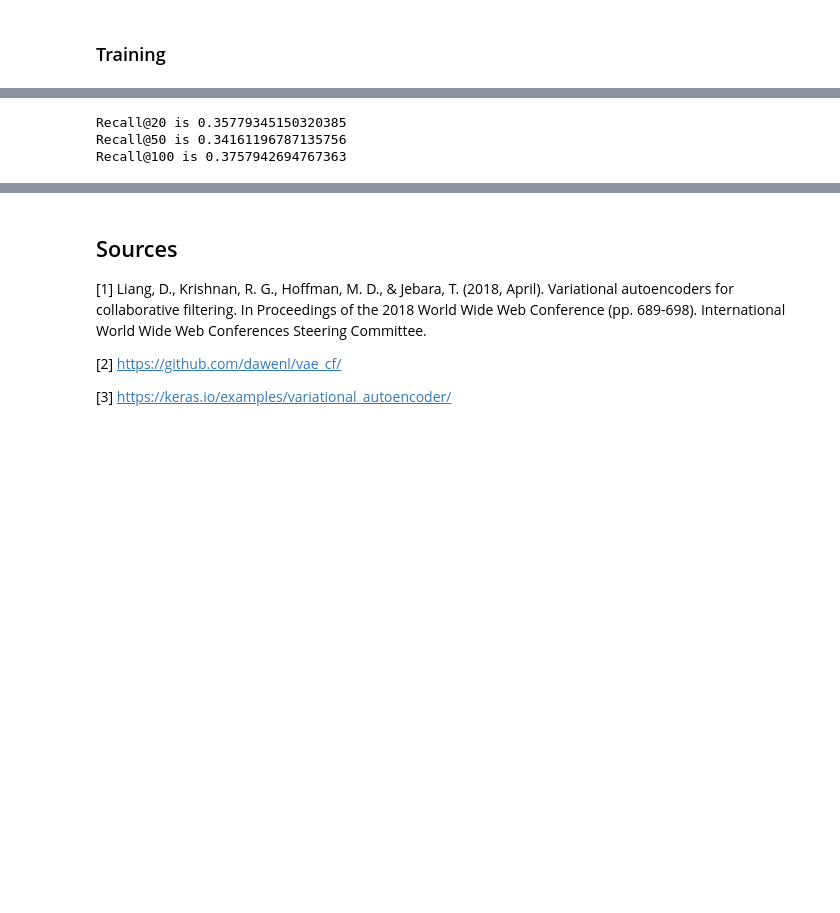
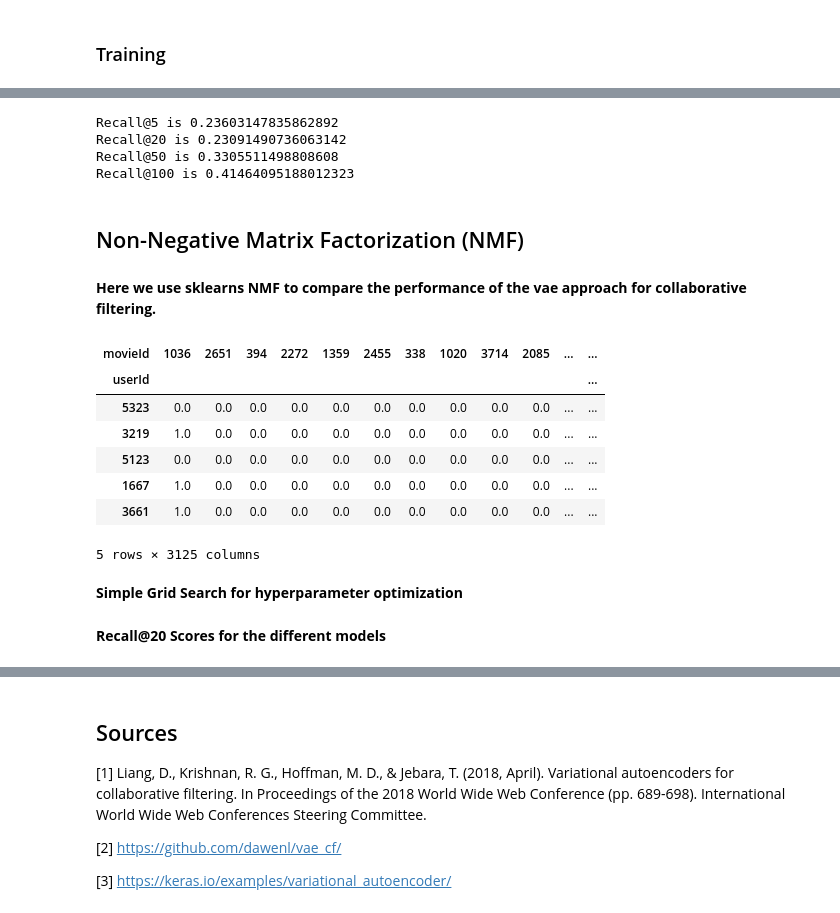
Before and after one commit to giancarlo94/vae_cf, a Jupyter notebook: vae.ipynb, the cells around one changed output, grey strips where cells are left out. Saved outputs shown, nothing was run; the diff lists cells and outputs as text; code cells hidden in the pictures; blank space fills up the shorter version.

Commit message:
Added matrix factorizatio method to notebook and some hyper parameter tuning.

```diff
--- a/vae.ipynb
+++ b/vae.ipynb
@@ -242,9 +273,7 @@ betaChanger = LambdaCallback(on_batch_end=changeBeta)
 # Custom loss for VAE
 def vae_loss(y_true, y_pred):
     rec_loss = binary_crossentropy(y_true, y_pred)
-    kl_loss = 1 + z_log_var - K.square(z_mean) - K.exp(z_log_var)
-    kl_loss = K.sum(kl_loss, axis=-1)
-    kl_loss *= -0.5
+    kl_loss = -0.5*K.sum(1 + z_log_var - K.square(z_mean) - K.exp(z_log_var), axis=-1)
 
     total_loss = K.mean(rec_loss + beta*kl_loss)
 
@@ -254,37 +291,42 @@ def vae_loss(y_true, y_pred):
 # %%
-# network parameters
-input_shape = (n_items, )
-dropout_rate = 0.5
-intermediate_dim = 120
-batch_size = 128
-latent_dim = 40
-epochs = 50
+# build encoder model
 
-# build encoder model
+# input layer
 inputs = Input(shape=input_shape, name='encoder_input')
+
+# dropout layer to help regularize
 drop = Dropout(dropout_rate, input_shape=input_shape)(inputs)
+
+# dense hidden layer
 x = Dense(intermediate_dim, activation='relu')(drop)
+
+# z_mean and z_log_var
 z_mean = Dense(latent_dim, name='z_mean')(x)
 z_log_var = Dense(latent_dim, name='z_log_var')(x)
 
 # use reparameterization trick to push the sampling out as input
-# note that "output_shape" isn't necessary with the TensorFlow backend
 z = Lambda(sampling, output_shape=(latent_dim,), name='z')([z_mean, z_log_var])
 
 # instantiate encoder model
 encoder = Model(inputs, [z_mean, z_log_var, z], name='encoder')
 encoder.summary()
-plot_model(encoder, to_file='vae_mlp_encoder.png', show_shapes=True)
+
 
 # build decoder model
+
+# sampled latent layer
 latent_inputs = Input(shape=(latent_dim,), name='z_sampling')
+
+# dense hidden layer
 x = Dense(intermediate_dim, activation='relu')(latent_inputs)
+
+# output layer
 outputs = Dense(n_items, activation='sigmoid')(x)
 
 # instantiate decoder model
 decoder = Model(latent_inputs, outputs, name='decoder')
 decoder.summary()
-plot_model(decoder, to_file='vae_mlp_decoder.png', show_shapes=True)
+
 
 # instantiate VAE model
 outputs = decoder(encoder(inputs)[2])
@@ -331,10 +373,7 @@ class RecallMetric(Callback):
 # %%
 vae.compile(optimizer='adam', loss=vae_loss)
-earlyStopping = EarlyStopping(monitor='val_loss', patience=5)
+earlyStopping = EarlyStopping(monitor='val_loss', patience=8)
 vae.summary()
-plot_model(vae,
-           to_file='vae_mlp.png',
-           show_shapes=True)
 # %% [output]
 _________________________________________________________________
 Layer (type)                 Output Shape              Param #
@@ -360,8 +399,8 @@ vae.fit(train_set_transposed,
                 train_set_transposed,
                 epochs=epochs,
                 batch_size=batch_size,
-                validation_data=(held_out_val_set_transposed, val_set_transposed),
-                callbacks = [betaChanger, earlyStopping, recall])
+                validation_data=(val_set_transposed, val_set_transposed),
+                callbacks = [betaChanger, earlyStopping]) #, recall
 
 vae.save_weights('vae_mlp_mnist.h5')
 # %% [output]
@@ -396,9 +431,14 @@ rec = Recall_at_k(X_pred, X_true, 20)
 # %%
-print(f'Recall@20 is {np.mean(rec)}')
-print(f'Recall@50 is {np.mean(Recall_at_k(X_pred, X_true, 50))}')
-print(f'Recall@100 is {np.mean(Recall_at_k(X_pred, X_true, 100))}')
-# print(f'NDCG@20 is {np.mean(ndcg)}')
+print(f'Recall@5 is {Recall_at_k(X_pred_indexed, test_set_transposed, X_true, 5)}')
+print(f'Recall@20 is {Recall_at_k(X_pred_indexed, test_set_transposed, X_true, 20)}')
+print(f'Recall@50 is {Recall_at_k(X_pred_indexed, test_set_transposed, X_true, 50)}')
+print(f'Recall@100 is {Recall_at_k(X_pred_indexed, test_set_transposed, X_true, 100)}')
 # %% [output]
-Recall@20 is 0.35779345150320385
-Recall@50 is 0.34161196787135756
-Recall@100 is 0.3757942694767363
+Recall@5 is 0.23603147835862892
+Recall@20 is 0.23091490736063142
+Recall@50 is 0.3305511498808608
+Recall@100 is 0.41464095188012323
+# %% [markdown]
+## Non-Negative Matrix Factorization (NMF)
+# %% [markdown]
+**Here we use sklearns NMF to compare the performance of the vae approach for collaborative filtering.**
@@ -404,0 +450,14 @@ Recall@100 is 0.3757942694767363
+# %%
+train_set_MF = train_set_transposed.append(test_set_transposed)
+train_set_MF.head()
+# %% [output]
+| movieId | 1036 | 2651 | 394 | 2272 | 1359 | 2455 | 338 | 1020 | 3714 | 2085 | ... | ... |
+| userId |  |  |  |  |  |  |  |  |  |  |  | ... |
+| 5323 | 0.0 | 0.0 | 0.0 | 0.0 | 0.0 | 0.0 | 0.0 | 0.0 | 0.0 | 0.0 | ... | ... |
+| 3219 | 1.0 | 0.0 | 0.0 | 0.0 | 0.0 | 0.0 | 0.0 | 0.0 | 0.0 | 0.0 | ... | ... |
+| 5123 | 0.0 | 0.0 | 0.0 | 0.0 | 0.0 | 0.0 | 0.0 | 0.0 | 0.0 | 0.0 | ... | ... |
+| 1667 | 1.0 | 0.0 | 0.0 | 0.0 | 0.0 | 0.0 | 0.0 | 0.0 | 0.0 | 0.0 | ... | ... |
+| 3661 | 1.0 | 0.0 | 0.0 | 0.0 | 0.0 | 0.0 | 0.0 | 0.0 | 0.0 | 0.0 | ... | ... |
+5 rows × 3125 columns
+# %% [markdown]
+**Simple Grid Search for hyperparameter optimization**
@@ -404,0 +482,2 @@ Recall@100 is 0.3757942694767363
+# %% [markdown]
+**Recall@20 Scores for the different models**
```
Also changed, not shown: parts of 28 cells of this notebook, 1 other file.
